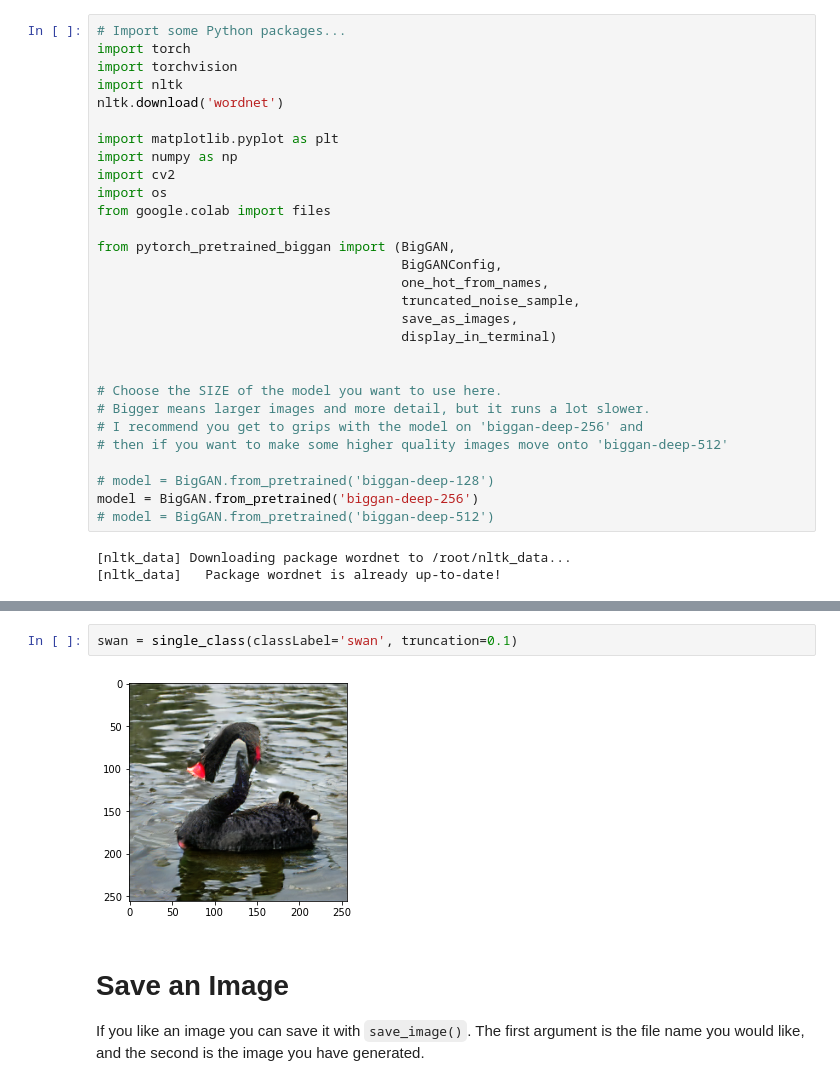
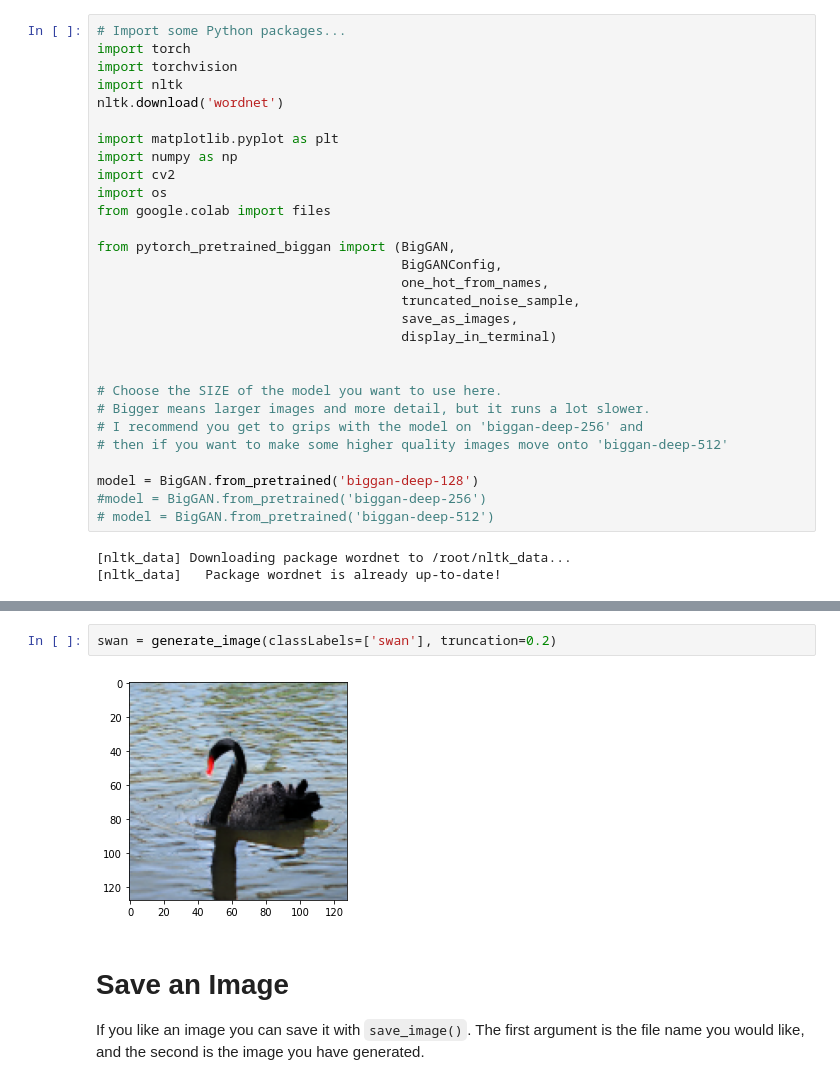
Before and after one commit to joshmurr/biodesign_biggan, a Jupyter notebook: BigGAN_Playground.ipynb, the cells around one changed output, grey strips where cells are left out. Saved outputs shown, nothing was run; the diff lists cells and outputs as text.

```diff
--- a/BigGAN_Playground.ipynb
+++ b/BigGAN_Playground.ipynb
@@ -80,8 +80,8 @@ from pytorch_pretrained_biggan import (BigGAN,
 # I recommend you get to grips with the model on 'biggan-deep-256' and
 # then if you want to make some higher quality images move onto 'biggan-deep-512'
 
-# model = BigGAN.from_pretrained('biggan-deep-128')
-model = BigGAN.from_pretrained('biggan-deep-256')
+model = BigGAN.from_pretrained('biggan-deep-128')
+#model = BigGAN.from_pretrained('biggan-deep-256')
 # model = BigGAN.from_pretrained('biggan-deep-512')
 # %% [output]
 [nltk_data] Downloading package wordnet to /root/nltk_data...
@@ -271,9 +288,9 @@ Where `classLabel` is the label you're searching for and `truncation` is a speci
 
 Try changing the values in the function below!
 # %%
-swan = single_class(classLabel='swan', truncation=0.1)
+swan = generate_image(classLabels=['swan'], truncation=0.2)
 # %% [output]
-[figure, old version]
+[figure, new version]
 # %% [markdown]
 # __Save an Image__
 
```
Also changed, not shown: parts of 36 cells of this notebook.
